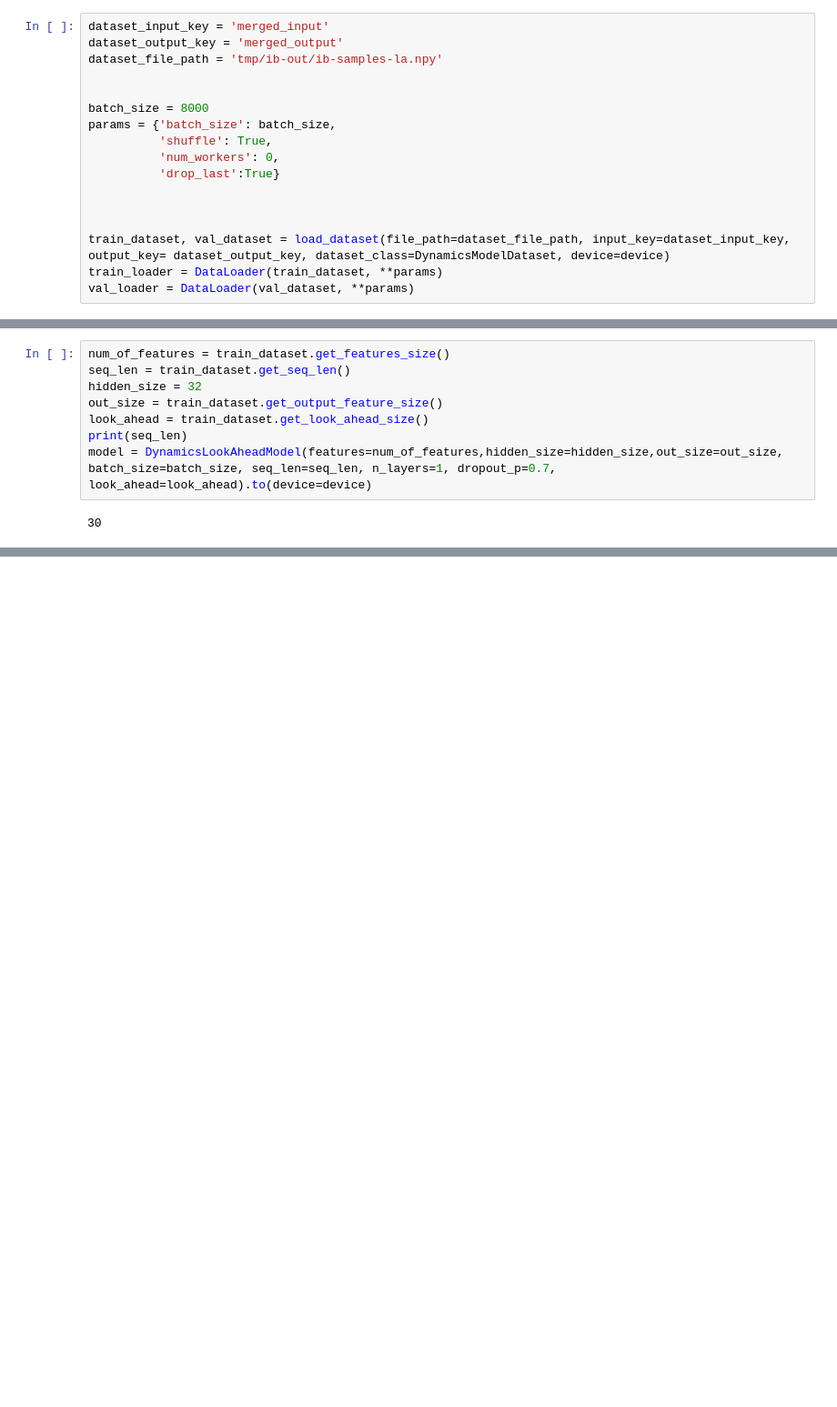
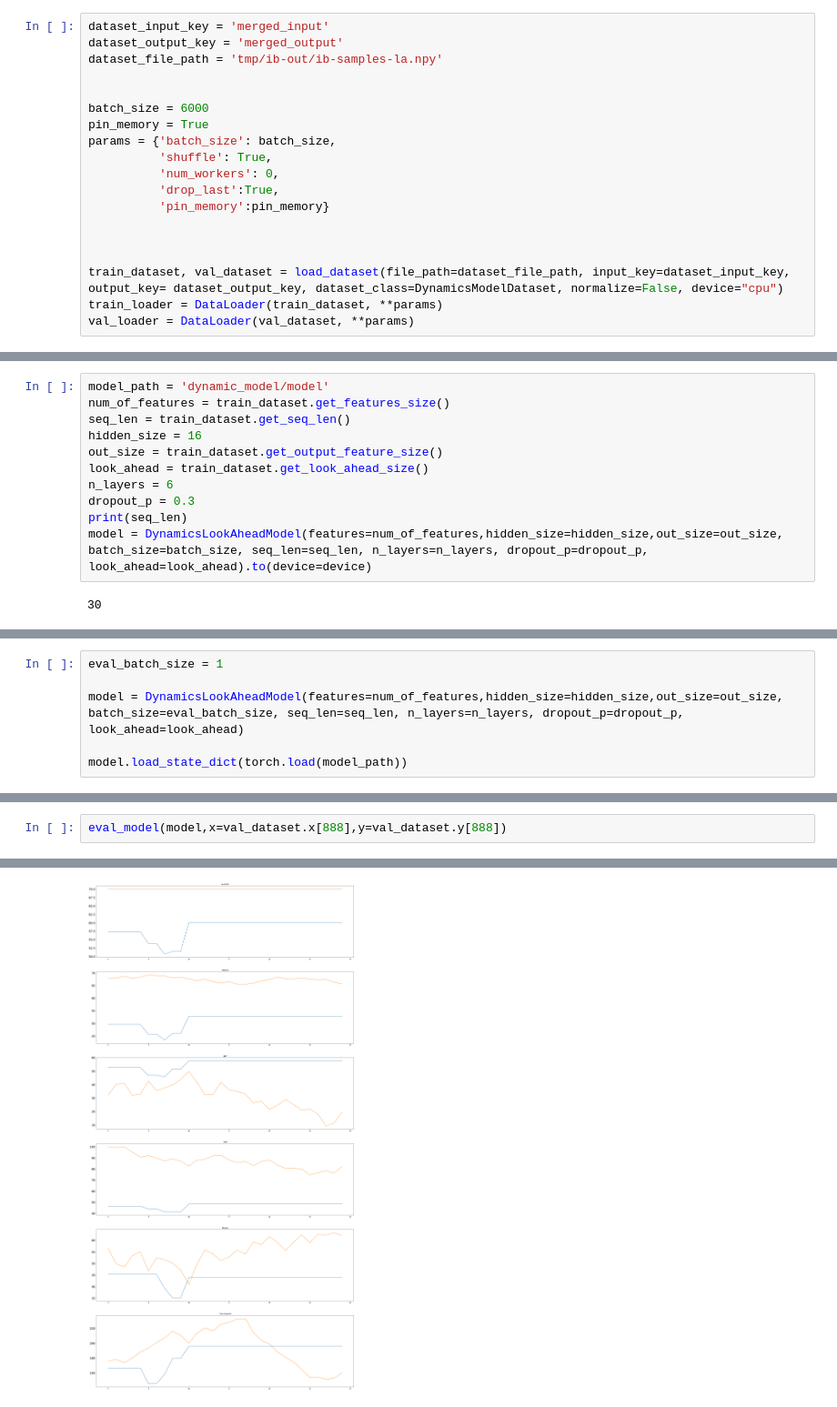
Before and after one commit to MHamza-Y/State-Space-Discretization, a Jupyter notebook: dynamic_look_ahead_model_train.ipynb, the cells around one changed output, grey strips where cells are left out. Shown at 91% size. Saved outputs shown, nothing was run; the diff lists cells and outputs as text; blank space fills up the shorter version.

Commit message:
modified model and added eval script

```diff
--- a/dynamic_look_ahead_model_train.ipynb
+++ b/dynamic_look_ahead_model_train.ipynb
@@ -21,15 +21,17 @@ dataset_output_key = 'merged_output'
 dataset_file_path = 'tmp/ib-out/ib-samples-la.npy'
 
 
-batch_size = 8000
+batch_size = 6000
+pin_memory = True
 params = {'batch_size': batch_size,
           'shuffle': True,
           'num_workers': 0,
-          'drop_last':True}
+          'drop_last':True,
+          'pin_memory':pin_memory}
 
 
 
-train_dataset, val_dataset = load_dataset(file_path=dataset_file_path, input_key=dataset_input_key, output_key= dataset_output_key, dataset_class=DynamicsModelDataset, device=device)
+train_dataset, val_dataset = load_dataset(file_path=dataset_file_path, input_key=dataset_input_key, output_key= dataset_output_key, dataset_class=DynamicsModelDataset, normalize=False, device="cpu")
 train_loader = DataLoader(train_dataset, **params)
 val_loader = DataLoader(val_dataset, **params)
 # %% [output]
@@ -40,12 +42,15 @@ val_loader = DataLoader(val_dataset, **params)
 # %% [markdown]
 ## Define model
 # %%
+model_path = 'dynamic_model/model'
 num_of_features = train_dataset.get_features_size()
 seq_len = train_dataset.get_seq_len()
-hidden_size = 32
+hidden_size = 16
 out_size = train_dataset.get_output_feature_size()
 look_ahead = train_dataset.get_look_ahead_size()
+n_layers = 6
+dropout_p = 0.3
 print(seq_len)
-model = DynamicsLookAheadModel(features=num_of_features,hidden_size=hidden_size,out_size=out_size, batch_size=batch_size, seq_len=seq_len, n_layers=1, dropout_p=0.7, look_ahead=look_ahead).to(device=device)
+model = DynamicsLookAheadModel(features=num_of_features,hidden_size=hidden_size,out_size=out_size, batch_size=batch_size, seq_len=seq_len, n_layers=n_layers, dropout_p=dropout_p, look_ahead=look_ahead).to(device=device)
 # %% [output]
 30
@@ -72,0 +90,6 @@ KeyboardInterrupt:
+# %%
+eval_batch_size = 1
+
+model = DynamicsLookAheadModel(features=num_of_features,hidden_size=hidden_size,out_size=out_size, batch_size=eval_batch_size, seq_len=seq_len, n_layers=n_layers, dropout_p=dropout_p, look_ahead=look_ahead)
+
+model.load_state_dict(torch.load(model_path))
@@ -72,0 +98,3 @@ KeyboardInterrupt:
+# %%
+eval_model(model,x=val_dataset.x[888],y=val_dataset.y[888])
+# %% [output]
@@ -72,0 +118 @@ KeyboardInterrupt:
+[figure, added]
```
Also changed, not shown: parts of 9 cells of this notebook, 5 other files.
